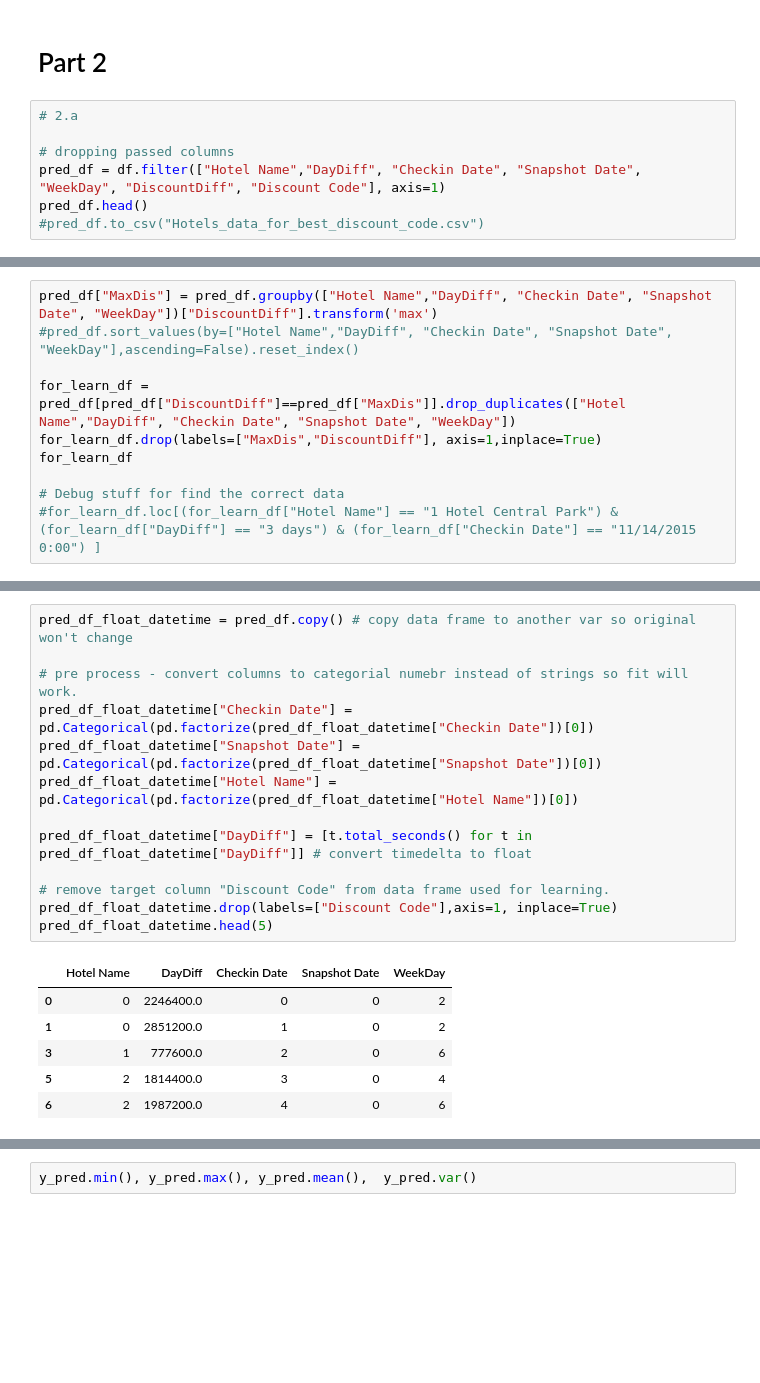
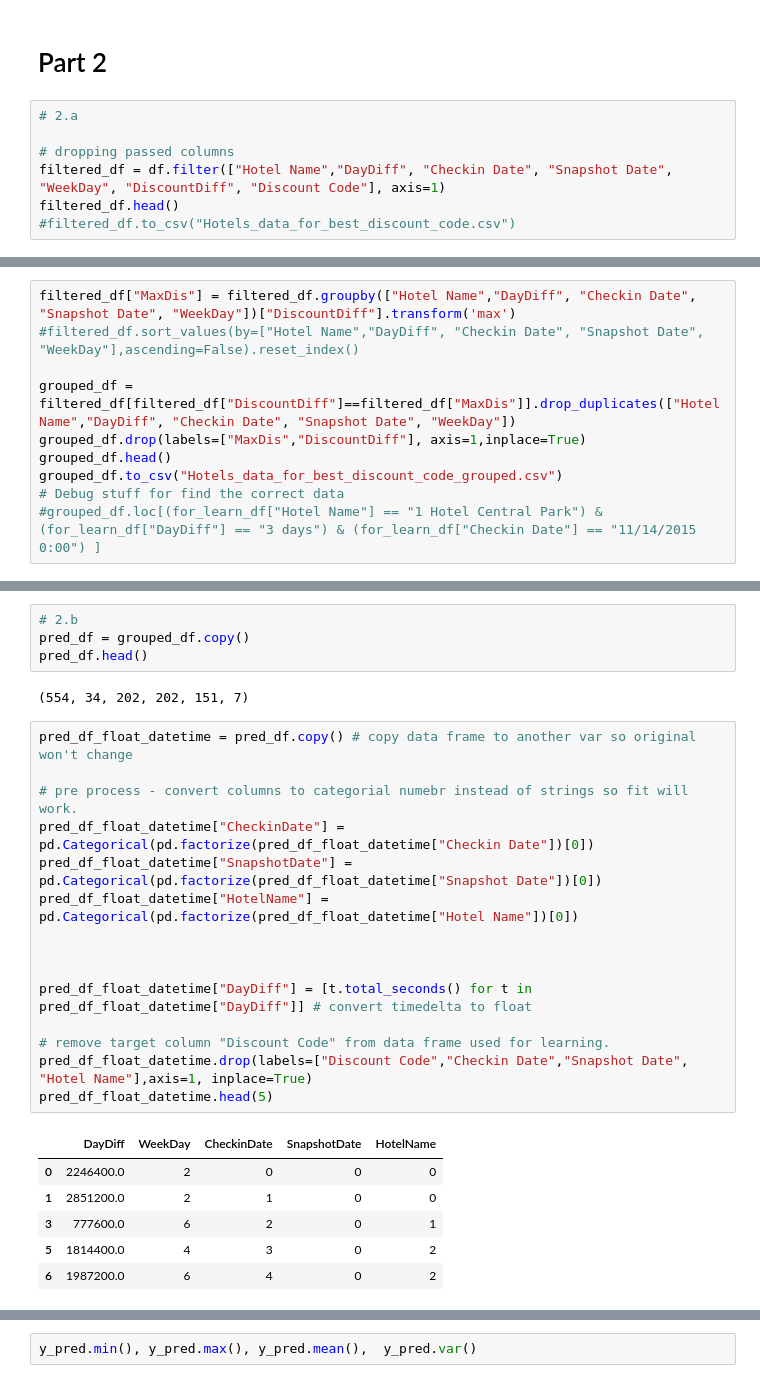
Before and after one commit to EliadProject/Hotels-Data-Science, a Jupyter notebook: FinalProject.ipynb, the cells around one changed output, grey strips where cells are left out. Saved outputs shown, nothing was run; the diff lists cells and outputs as text; blank space fills up the shorter version.

```diff
--- a/FinalProject.ipynb
+++ b/FinalProject.ipynb
@@ -76,9 +76,9 @@ df.to_csv("Hotels_data_Changed.csv")
 # 2.a
 
 # dropping passed columns
-pred_df = df.filter(["Hotel Name","DayDiff", "Checkin Date", "Snapshot Date", "WeekDay", "DiscountDiff", "Discount Code"], axis=1)
-pred_df.head()
-#pred_df.to_csv("Hotels_data_for_best_discount_code.csv")
+filtered_df = df.filter(["Hotel Name","DayDiff", "Checkin Date", "Snapshot Date", "WeekDay", "DiscountDiff", "Discount Code"], axis=1)
+filtered_df.head()
+#filtered_df.to_csv("Hotels_data_for_best_discount_code.csv")
 # %% [output]
 |  | Hotel Name | DayDiff | Checkin Date | Snapshot Date | WeekDay | DiscountDiff | Discount Code |
 | 0 | Best Western Plus Seaport Inn Dow... | 26 days | 8/12/2015 0:00 | 7/17/2015 0:00 | 2 | 138 | 1 |
@@ -87,12 +87,12 @@ pred_df.head()
 | 3 | Eventi Hotel a Kimpton Hotel | 9 days | 7/26/2015 0:00 | 7/17/2015 0:00 | 6 | 72 | 1 |
 | 4 | Eventi Hotel a Kimpton Hotel | 26 days | 8/12/2015 0:00 | 7/17/2015 0:00 | 2 | 67 | 1 |
 # %%
-pred_df["MaxDis"] = pred_df.groupby(["Hotel Name","DayDiff", "Checkin Date", "Snapshot Date", "WeekDay"])["DiscountDiff"].transform('max')
-#pred_df.sort_values(by=["Hotel Name","DayDiff", "Checkin Date", "Snapshot Date", "WeekDay"],ascending=False).reset_index()
+filtered_df["MaxDis"] = filtered_df.groupby(["Hotel Name","DayDiff", "Checkin Date", "Snapshot Date", "WeekDay"])["DiscountDiff"].transform('max')
+#filtered_df.sort_values(by=["Hotel Name","DayDiff", "Checkin Date", "Snapshot Date", "WeekDay"],ascending=False).reset_index()
 
-for_learn_df = pred_df[pred_df["DiscountDiff"]==pred_df["MaxDis"]].drop_duplicates(["Hotel Name","DayDiff", "Checkin Date", "Snapshot Date", "WeekDay"])
-for_learn_df.drop(labels=["MaxDis","DiscountDiff"], axis=1,inplace=True)
-for_learn_df
-
+grouped_df = filtered_df[filtered_df["DiscountDiff"]==filtered_df["MaxDis"]].drop_duplicates(["Hotel Name","DayDiff", "Checkin Date", "Snapshot Date", "WeekDay"])
+grouped_df.drop(labels=["MaxDis","DiscountDiff"], axis=1,inplace=True)
+grouped_df.head()
+grouped_df.to_csv("Hotels_data_for_best_discount_code_grouped.csv")
 # Debug stuff for find the correct data
-#for_learn_df.loc[(for_learn_df["Hotel Name"] == "1 Hotel Central Park") & (for_learn_df["DayDiff"] == "3 days") & (for_learn_df["Checkin Date"] == "11/14/2015 0:00") ]
+#grouped_df.loc[(for_learn_df["Hotel Name"] == "1 Hotel Central Park") & (for_learn_df["DayDiff"] == "3 days") & (for_learn_df["Checkin Date"] == "11/14/2015 0:00") ]
@@ -143,20 +99,28 @@ pred_df.head()
+# %%
+# 2.b
+pred_df = grouped_df.copy()
+pred_df.head()
+# %% [output]
+(554, 34, 202, 202, 151, 7)
 # %%
 pred_df_float_datetime = pred_df.copy() # copy data frame to another var so original won't change
 
 # pre process - convert columns to categorial numebr instead of strings so fit will work.
-pred_df_float_datetime["Checkin Date"] = pd.Categorical(pd.factorize(pred_df_float_datetime["Checkin Date"])[0])
-pred_df_float_datetime["Snapshot Date"] = pd.Categorical(pd.factorize(pred_df_float_datetime["Snapshot Date"])[0])
-pred_df_float_datetime["Hotel Name"] = pd.Categorical(pd.factorize(pred_df_float_datetime["Hotel Name"])[0])
+pred_df_float_datetime["CheckinDate"] = pd.Categorical(pd.factorize(pred_df_float_datetime["Checkin Date"])[0])
+pred_df_float_datetime["SnapshotDate"] = pd.Categorical(pd.factorize(pred_df_float_datetime["Snapshot Date"])[0])
+pred_df_float_datetime["HotelName"] = pd.Categorical(pd.factorize(pred_df_float_datetime["Hotel Name"])[0])
+
+
 
 pred_df_float_datetime["DayDiff"] = [t.total_seconds() for t in pred_df_float_datetime["DayDiff"]] # convert timedelta to float
 
 # remove target column "Discount Code" from data frame used for learning.
-pred_df_float_datetime.drop(labels=["Discount Code"],axis=1, inplace=True)
+pred_df_float_datetime.drop(labels=["Discount Code","Checkin Date","Snapshot Date", "Hotel Name"],axis=1, inplace=True)
 pred_df_float_datetime.head(5)
 # %% [output]
-|  | Hotel Name | DayDiff | Checkin Date | Snapshot Date | WeekDay |
-| 0 | 0 | 2246400.0 | 0 | 0 | 2 |
-| 1 | 0 | 2851200.0 | 1 | 0 | 2 |
-| 3 | 1 | 777600.0 | 2 | 0 | 6 |
-| 5 | 2 | 1814400.0 | 3 | 0 | 4 |
-| 6 | 2 | 1987200.0 | 4 | 0 | 6 |
+|  | DayDiff | WeekDay | CheckinDate | SnapshotDate | HotelName |
+| 0 | 2246400.0 | 2 | 0 | 0 | 0 |
+| 1 | 2851200.0 | 2 | 1 | 0 | 0 |
+| 3 | 777600.0 | 6 | 2 | 0 | 1 |
+| 5 | 1814400.0 | 4 | 3 | 0 | 2 |
+| 6 | 1987200.0 | 6 | 4 | 0 | 2 |
```
Also changed, not shown: parts of 17 cells of this notebook.
